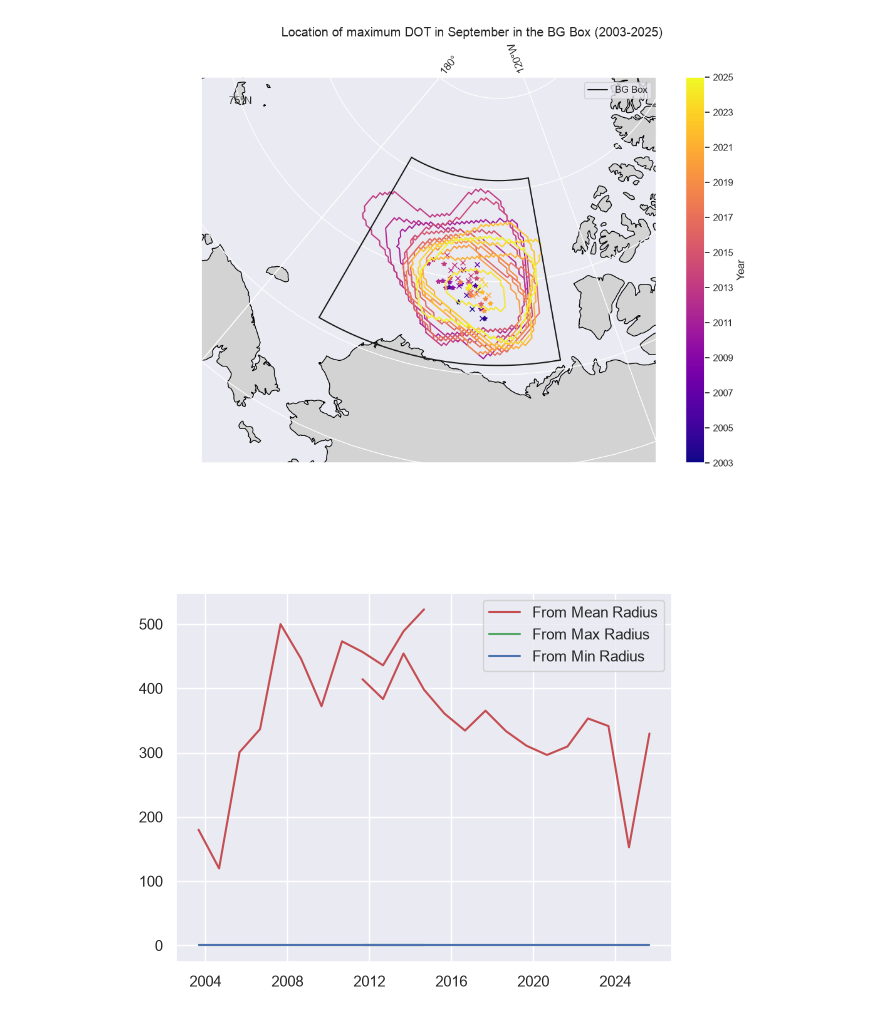
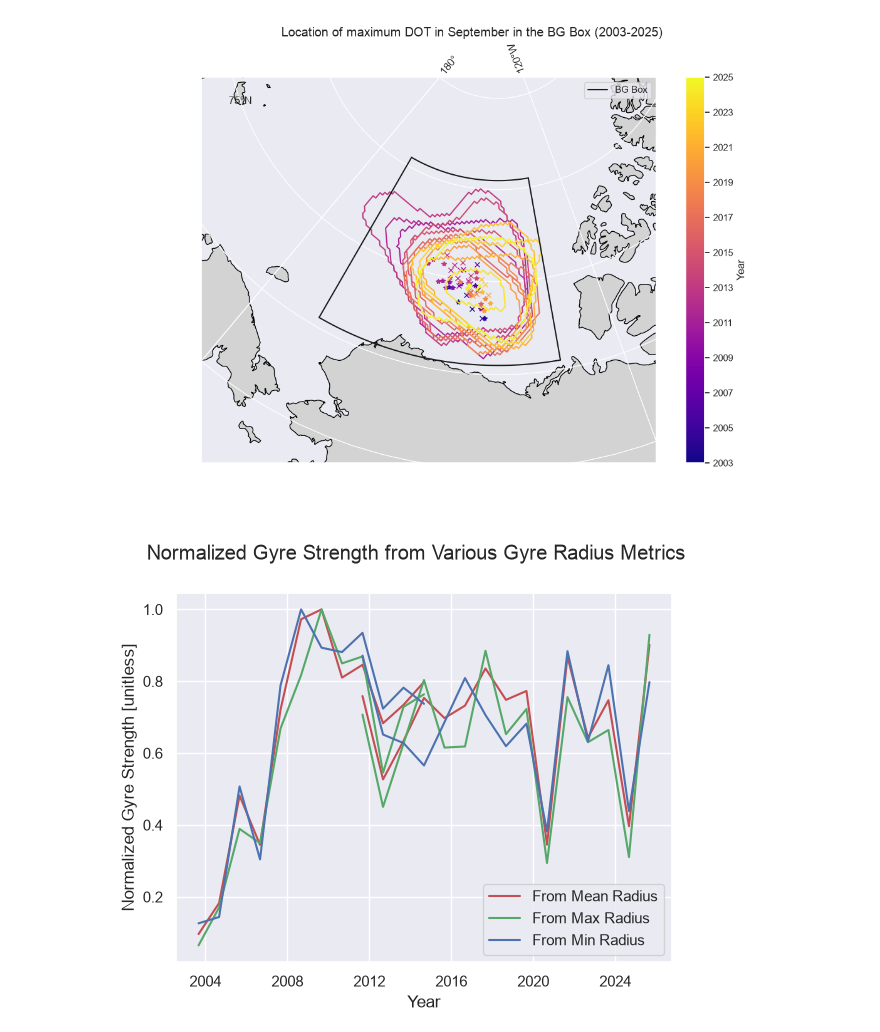
Before and after one commit to ben-sprague/3D-TEA-BAG, a Jupyter notebook: gyre_location.ipynb, the cells around one changed output. Drawn from its saved outputs; the diff is of its cells as text; code cells hidden in the pictures.

```diff
--- a/gyre_location.ipynb
+++ b/gyre_location.ipynb
@@ -183,7 +183,7 @@ for i in range(len(old_data_arrays)):
     data[:,:,i] = np.vstack((old_row, new_row))
 
 #Create Dataset
-max_DOT_ds = xr.Dataset(
+gyre_metrics = xr.Dataset(
     {
         "max_DOT_lat":
             (['era', 'time'],
@@ -232,12 +232,12 @@ ax = mapper.setup_map(figure=dot_figure,
 
 sns.set_theme()
 
-years = max_DOT_ds['time'].dt.year
+years = gyre_metrics['time'].dt.year
 colors = plt.cm.plasma(np.linspace(0, 1, len(years)))
 
 
 for i, year in enumerate(years):
-    working_data = max_DOT_ds.where(max_DOT_ds['time'].dt.year == year)
+    working_data = gyre_metrics.where(gyre_metrics['time'].dt.year == year)
     #Plot old data
     ax.plot(working_data.sel(era = 'old')['max_DOT_lon'], working_data.sel(era = 'old')['max_DOT_lat'], marker = 'x', color = colors[i], transform = ccrs.PlateCarree())
 
@@ -331,8 +331,8 @@ if True:
 # %% [output]
 [figure]
 # %%
-max_DOT_ds = max_DOT_ds.assign(extent = xr.full_like(max_DOT_ds['max_DOT'], "", dtype=object))
-max_DOT_ds = max_DOT_ds.assign(min_DOT = xr.full_like(max_DOT_ds['max_DOT'], np.nan))
+gyre_metrics = gyre_metrics.assign(extent = xr.full_like(gyre_metrics['max_DOT'], "", dtype=object))
+gyre_metrics = gyre_metrics.assign(min_DOT = xr.full_like(gyre_metrics['max_DOT'], np.nan))
 
 percision = 2
 step = 10**(-percision)
@@ -352,9 +352,9 @@ def get_closed_contour_around_point(data, level, point_x, point_y):
             return None
     else:
         return None
-for era in max_DOT_ds['era']:
-    for time in max_DOT_ds['time']:
-        working_DOT_da = max_DOT_ds.sel(time = time, era = era)
+for era in gyre_metrics['era']:
+    for time in gyre_metrics['time']:
+        working_DOT_da = gyre_metrics.sel(time = time, era = era)
         if ~np.isnan(working_DOT_da['max_DOT']):
             #If the current time/era combination is valid
             if era == 'old':
@@ -395,7 +395,7 @@ for era in max_DOT_ds['era']:
             closed_lat = interp_lat(contour)
             closed_lon = interp_lon(contour)
 
-            max_DOT_ds['extent'].loc[{'time': time, 'era': era}] = geometry.Polygon(np.vstack((closed_lon, closed_lat)).T).wkt
-            max_DOT_ds['min_DOT'].loc[{'time': time, 'era': era}] = working_height
+            gyre_metrics['extent'].loc[{'time': time, 'era': era}] = geometry.Polygon(np.vstack((closed_lon, closed_lat)).T).wkt
+            gyre_metrics['min_DOT'].loc[{'time': time, 'era': era}] = working_height
 # %%
 #Calculate the area, centroid, mean radius, and strength of the Beaufort Gyre
@@ -516,15 +516,18 @@ plt.show()
 # %% [output]
 [figure]
 # %%
-max_r_strength = (max_DOT_ds['max_DOT'] - max_DOT_ds['min_DOT'])/(max_DOT_ds['max_radius']*1000)
-min_r_strength = (max_DOT_ds['max_DOT'] - max_DOT_ds['min_DOT'])/(max_DOT_ds['min_radius']*1000)
+max_r_strength = (gyre_metrics['max_DOT'] - gyre_metrics['min_DOT'])/(gyre_metrics['max_radius']*1000)
+min_r_strength = (gyre_metrics['max_DOT'] - gyre_metrics['min_DOT'])/(gyre_metrics['min_radius']*1000)
 
 
 plt.figure()
-plt.plot(max_DOT_ds['time'].broadcast_like(max_DOT_ds['strength']).values.flatten(), max_DOT_ds['mean_radius'].values.flatten()/max_DOT_ds['mean_radius'].max(),'r-', label = 'From Mean Radius')
-plt.plot(max_DOT_ds['time'].broadcast_like(max_DOT_ds['strength']).values.flatten(), max_r_strength.values.flatten()/max_r_strength.max(), 'g-', label = 'From Max Radius')
-plt.plot(max_DOT_ds['time'].broadcast_like(max_DOT_ds['strength']).values.flatten(), min_r_strength.values.flatten()/min_r_strength.max(), 'b-', label = 'From Min Radius')
+plt.plot(gyre_metrics['time'].broadcast_like(gyre_metrics['strength']).values.flatten(), gyre_metrics['strength'].values.flatten()/np.nanmax(gyre_metrics['strength'].values),'r-', label = 'From Mean Radius')
+plt.plot(gyre_metrics['time'].broadcast_like(gyre_metrics['strength']).values.flatten(), max_r_strength.values.flatten()/np.nanmax(max_r_strength.values), 'g-', label = 'From Max Radius')
+plt.plot(gyre_metrics['time'].broadcast_like(gyre_metrics['strength']).values.flatten(), min_r_strength.values.flatten()/np.nanmax(min_r_strength.values), 'b-', label = 'From Min Radius')
 plt.legend()
+plt.suptitle("Normalized Gyre Strength from Various Gyre Radius Metrics")
+plt.xlabel("Year")
+plt.ylabel("Normalized Gyre Strength")
 plt.show()
 # %% [output]
-[figure, old version]
+[figure, new version]
```
Also changed, not shown: parts of 2 cells of this notebook.
